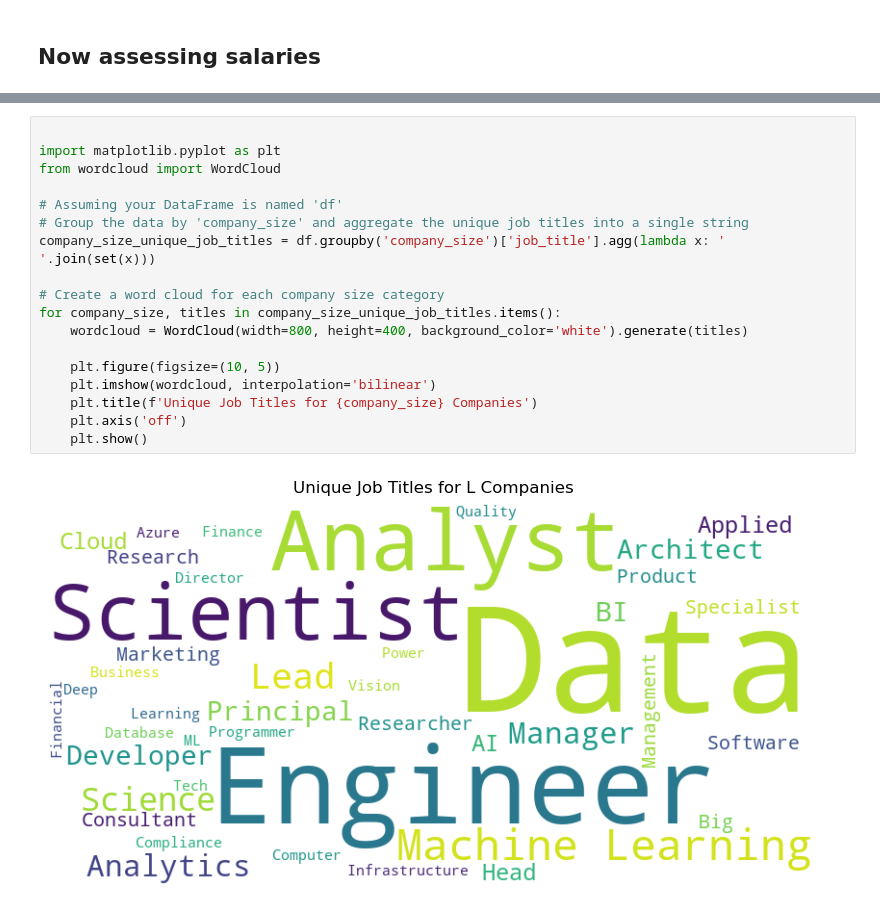
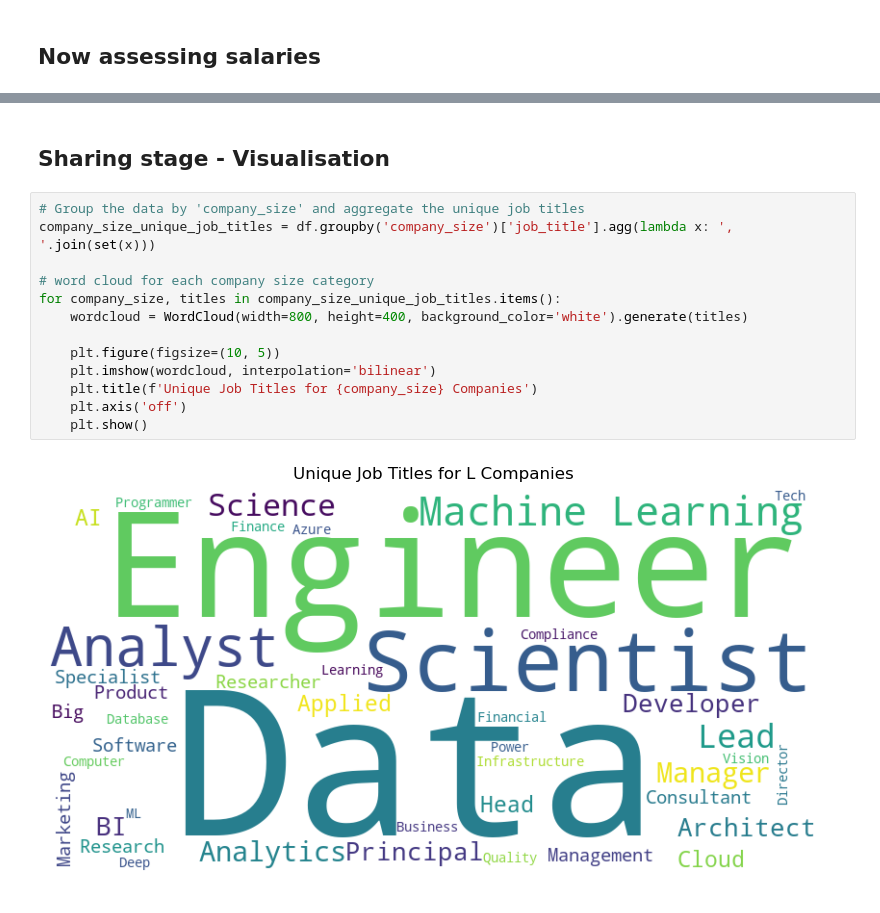
Before and after one commit to rohanayush/DS-salary-analysis, a Jupyter notebook: DS salary analysis.ipynb, the cells around one changed output, grey strips where cells are left out. Saved outputs shown, nothing was run; the diff lists cells and outputs as text.

Commit message:
Visualisation

```diff
--- a/DS salary analysis.ipynb
+++ b/DS salary analysis.ipynb
@@ -514,23 +511,20 @@ salary_stats
 | 9 | SE | L | 7500000 | 8000 | Lead Machine Learning Engineer | Product Data Scientist |
 | 10 | SE | M | 1000000 | 24000 | Data Science Consultant | Computer Vision Engineer |
 | 11 | SE | S | 1300000 | 10000 | Data Analyst | 3D Computer Vision Researcher |
+# %% [markdown]
+## Sharing stage - Visualisation
 # %%
+# Group the data by 'company_size' and aggregate the unique job titles
+company_size_unique_job_titles = df.groupby('company_size')['job_title'].agg(lambda x: ', '.join(set(x)))
 
-import matplotlib.pyplot as plt
-from wordcloud import WordCloud
-
-# Assuming your DataFrame is named 'df'
-# Group the data by 'company_size' and aggregate the unique job titles into a single string
-company_size_unique_job_titles = df.groupby('company_size')['job_title'].agg(lambda x: ' '.join(set(x)))
-
-# Create a word cloud for each company size category
+# word cloud for each company size category
 for company_size, titles in company_size_unique_job_titles.items():
     wordcloud = WordCloud(width=800, height=400, background_color='white').generate(titles)
 
     plt.figure(figsize=(10, 5))
     plt.imshow(wordcloud, interpolation='bilinear')
     plt.title(f'Unique Job Titles for {company_size} Companies')
     plt.axis('off')
     plt.show()
 # %% [output]
-[figure, old version]
+[figure, new version]
```
Also changed, not shown: parts of 10 cells of this notebook.
